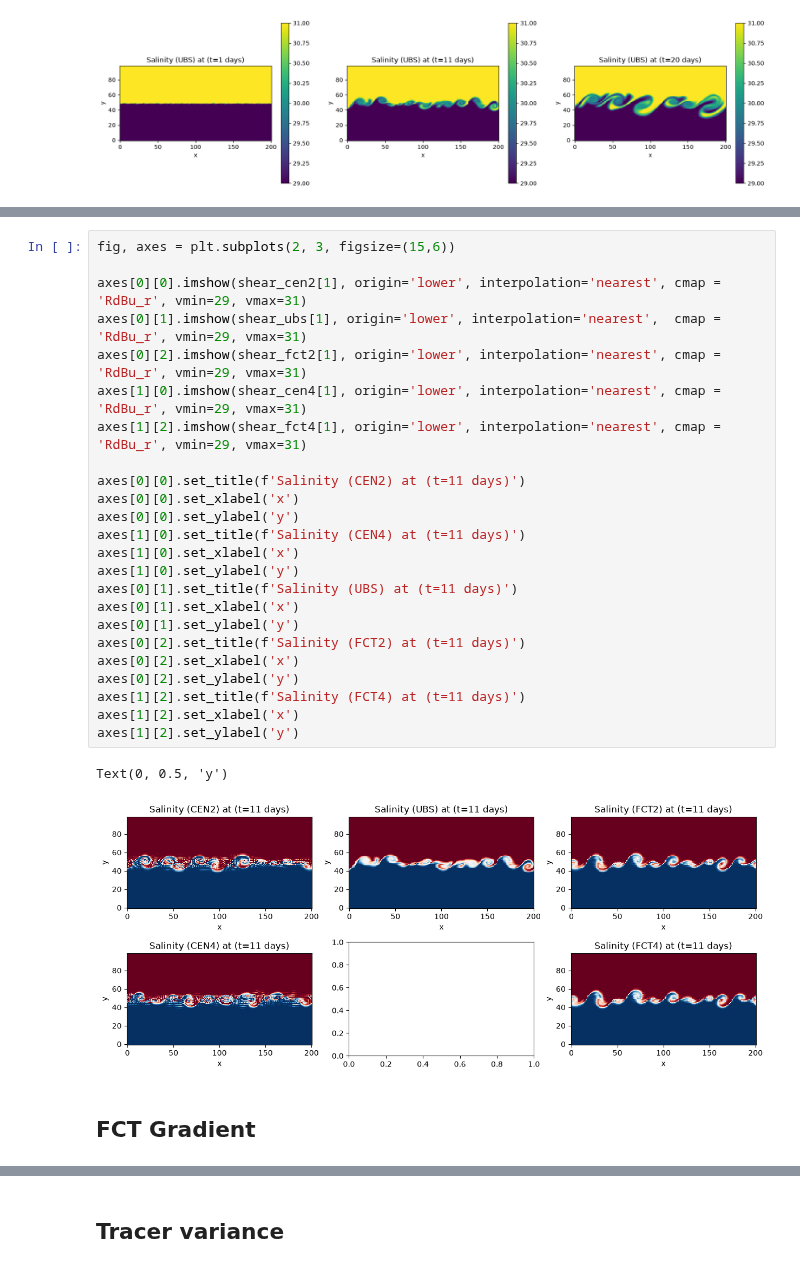
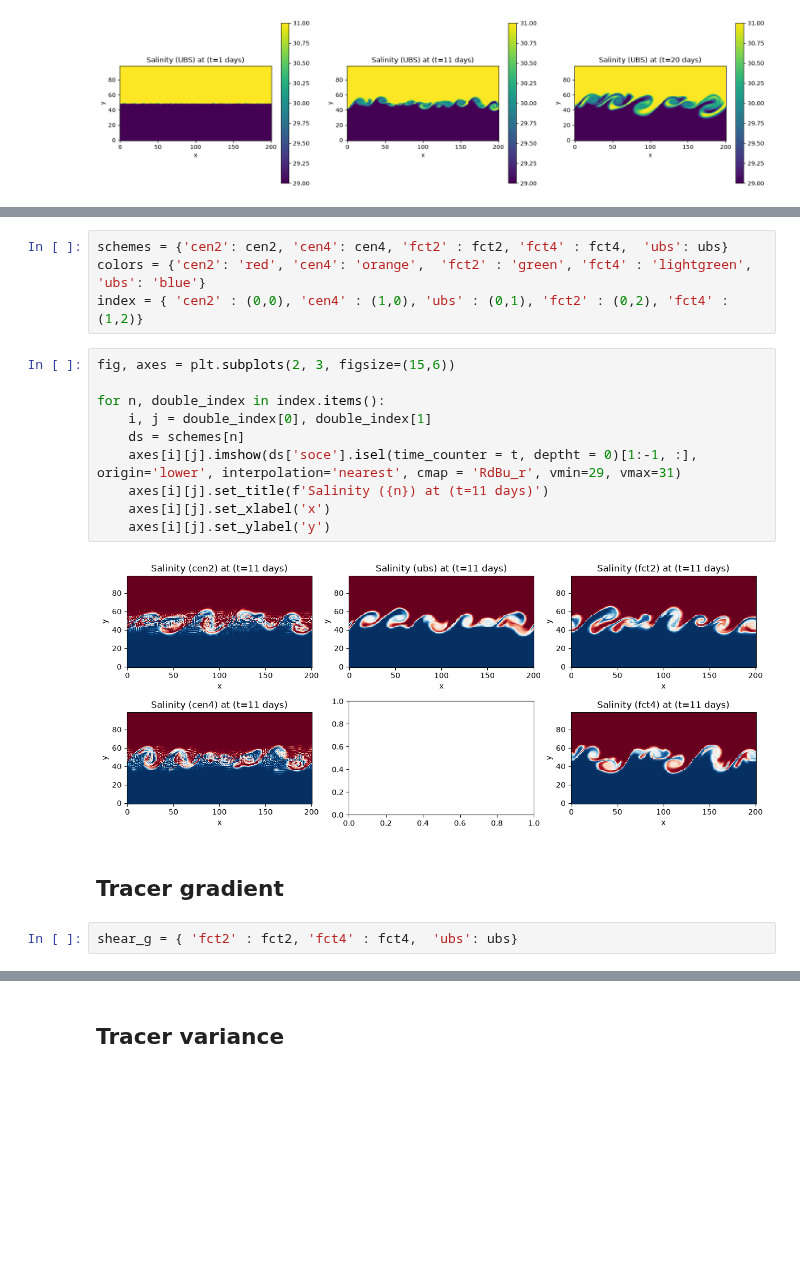
Before and after one commit to justinebuisson606/NEMO_Demonstrators, a Jupyter notebook: Demonstrator 2.ipynb, the cells around one changed output, grey strips where cells are left out. Cells and saved outputs as stored; diff of their text form; blank space fills up the shorter version.

```diff
--- a/Demonstrator 2.ipynb
+++ b/Demonstrator 2.ipynb
@@ -283,32 +300,23 @@ shear_fct4=show_t(t_list, 'soce', 'Salinity (FCT4)', 'CANAL_shear_fct2_all_grid.
+# %%
+schemes = {'cen2': cen2, 'cen4': cen4, 'fct2' : fct2, 'fct4' : fct4,  'ubs': ubs}
+colors = {'cen2': 'red', 'cen4': 'orange',  'fct2' : 'green', 'fct4' : 'lightgreen', 'ubs': 'blue'}
+index = { 'cen2' : (0,0), 'cen4' : (1,0), 'ubs' : (0,1), 'fct2' : (0,2), 'fct4' : (1,2)}
 # %%
 fig, axes = plt.subplots(2, 3, figsize=(15,6))
 
-axes[0][0].imshow(shear_cen2[1], origin='lower', interpolation='nearest', cmap = 'RdBu_r', vmin=29, vmax=31)
-axes[0][1].imshow(shear_ubs[1], origin='lower', interpolation='nearest',  cmap = 'RdBu_r', vmin=29, vmax=31)
-axes[0][2].imshow(shear_fct2[1], origin='lower', interpolation='nearest', cmap = 'RdBu_r', vmin=29, vmax=31)
-axes[1][0].imshow(shear_cen4[1], origin='lower', interpolation='nearest', cmap = 'RdBu_r', vmin=29, vmax=31)
-axes[1][2].imshow(shear_fct4[1], origin='lower', interpolation='nearest', cmap = 'RdBu_r', vmin=29, vmax=31)
-
-axes[0][0].set_title(f'Salinity (CEN2) at (t=11 days)')
-axes[0][0].set_xlabel('x')
-axes[0][0].set_ylabel('y')
-axes[1][0].set_title(f'Salinity (CEN4) at (t=11 days)')
-axes[1][0].set_xlabel('x')
-axes[1][0].set_ylabel('y')
-axes[0][1].set_title(f'Salinity (UBS) at (t=11 days)')
-axes[0][1].set_xlabel('x')
-axes[0][1].set_ylabel('y')
-axes[0][2].set_title(f'Salinity (FCT2) at (t=11 days)')
-axes[0][2].set_xlabel('x')
-axes[0][2].set_ylabel('y')
-axes[1][2].set_title(f'Salinity (FCT4) at (t=11 days)')
-axes[1][2].set_xlabel('x')
-axes[1][2].set_ylabel('y')
+for n, double_index in index.items():
+    i, j = double_index[0], double_index[1]
+    ds = schemes[n]
+    axes[i][j].imshow(ds['soce'].isel(time_counter = t, deptht = 0)[1:-1, :], origin='lower', interpolation='nearest', cmap = 'RdBu_r', vmin=29, vmax=31)
+    axes[i][j].set_title(f'Salinity ({n}) at (t=11 days)')
+    axes[i][j].set_xlabel('x')
+    axes[i][j].set_ylabel('y')
 # %% [output]
-Text(0, 0.5, 'y')
-[figure, old version]
+[figure, new version]
 # %% [markdown]
-## FCT Gradient
+## Tracer gradient
+# %%
+shear_g = { 'fct2' : fct2, 'fct4' : fct4,  'ubs': ubs}
 # %%
 
 fig, axes = plt.subplots(3, 1, figsize=(12, 8))
```
Also changed, not shown: parts of 14 cells of this notebook, 6 other files.
